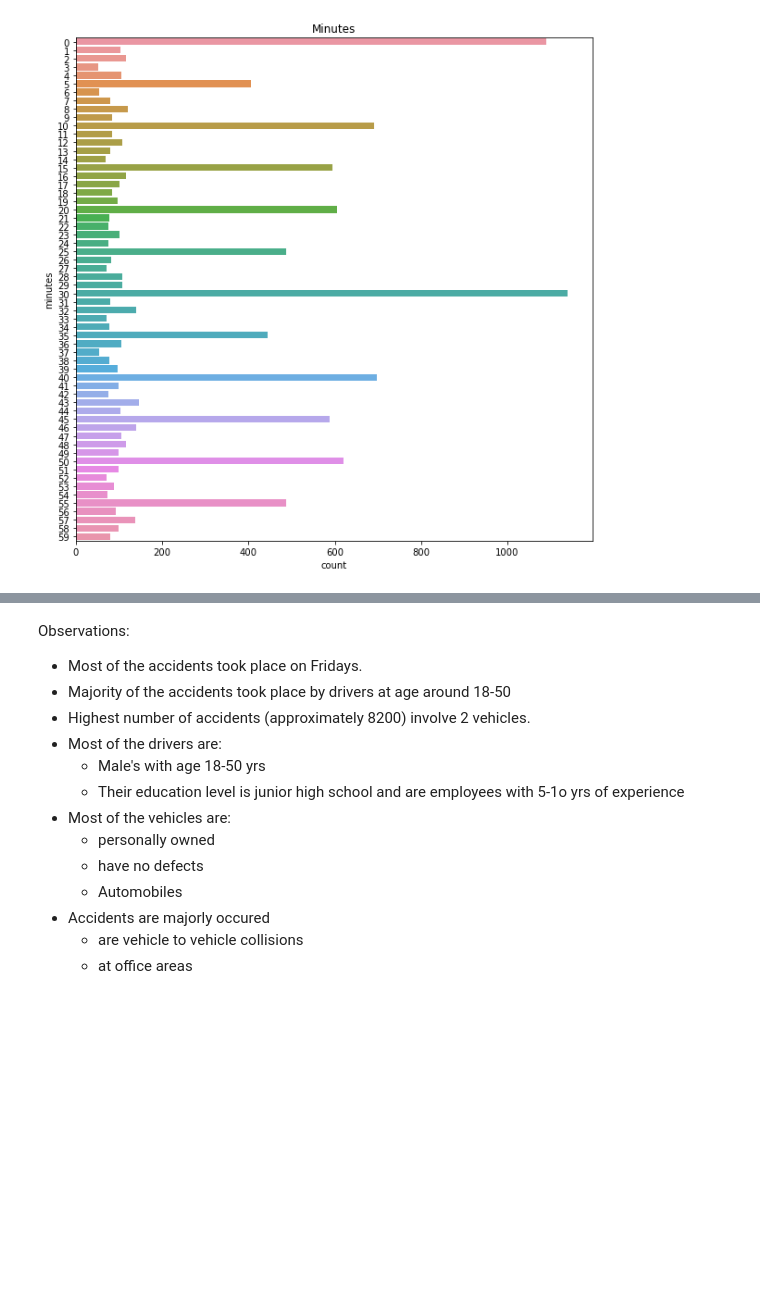
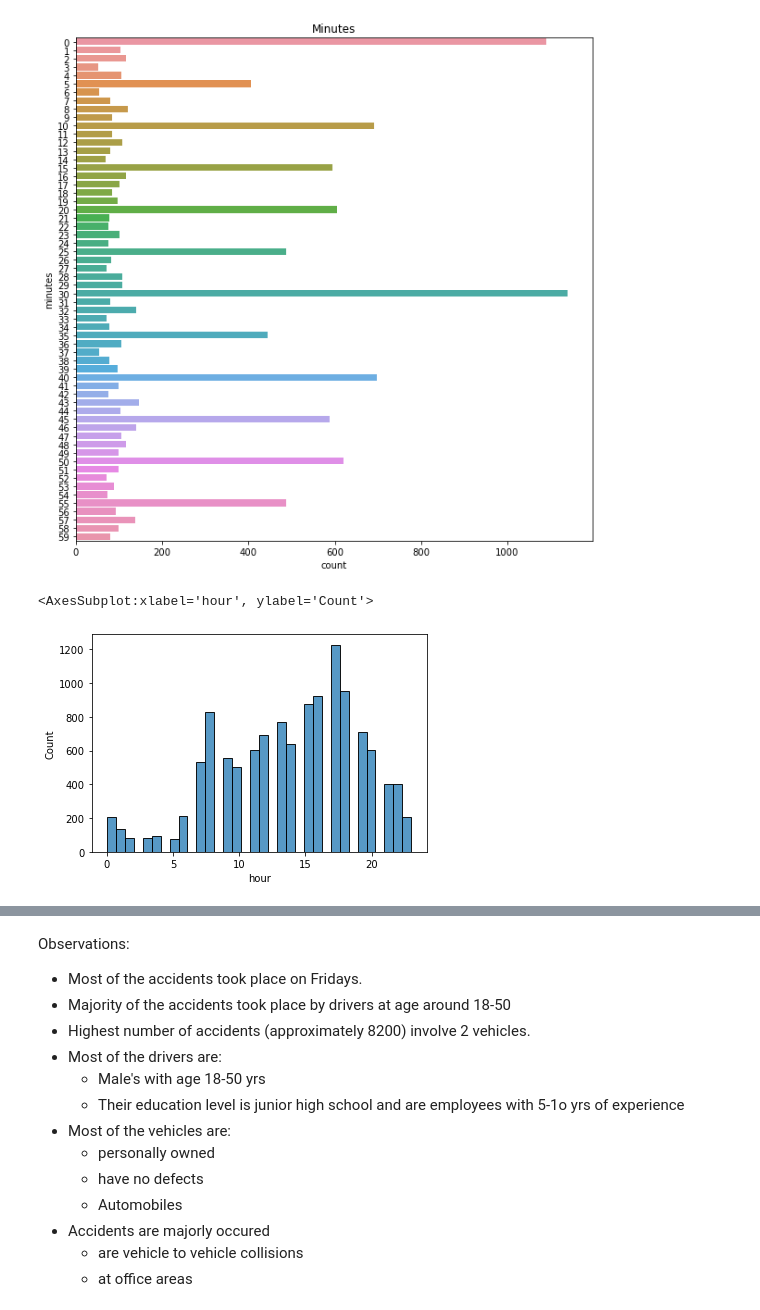
Before and after one commit to LahariBoni/RTA---Road-Accident-Severity, a Jupyter notebook: RTA_Dataset.ipynb, the cells around one changed output, grey strips where cells are left out. Drawn from its saved outputs; the diff is of its cells as text; code cells hidden in the pictures; blank space fills up the shorter version.

```diff
--- a/RTA_Dataset.ipynb
+++ b/RTA_Dataset.ipynb
@@ -342,3 +342,8 @@ plt.title("Minutes")
 plt.show()
 # %% [output]
 [figure]
+# %%
+sns.histplot(data["hour"])
+# %% [output]
+<AxesSubplot:xlabel='hour', ylabel='Count'>
+[figure, added]
```
Also changed, not shown: parts of 5 cells of this notebook.
